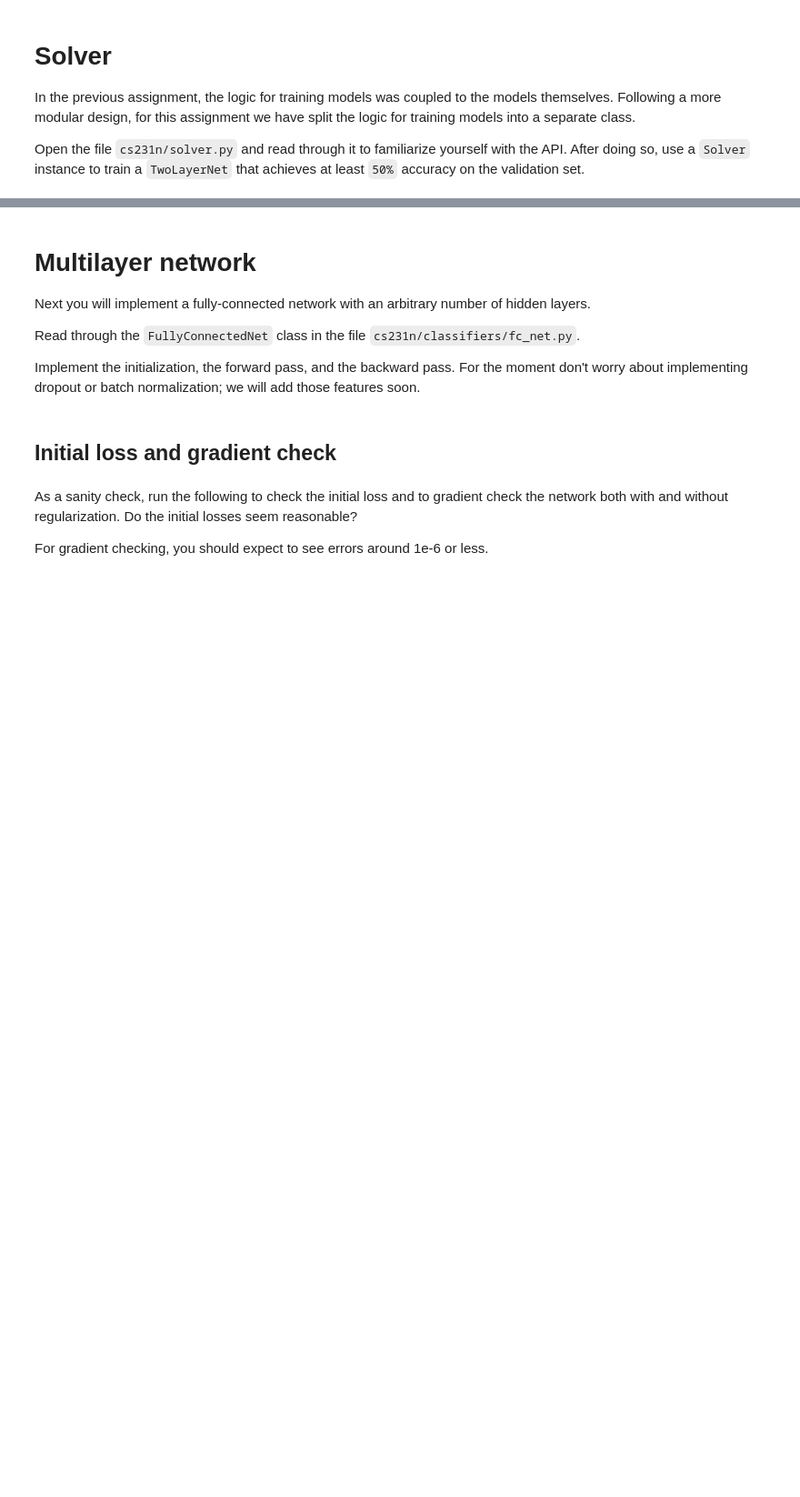
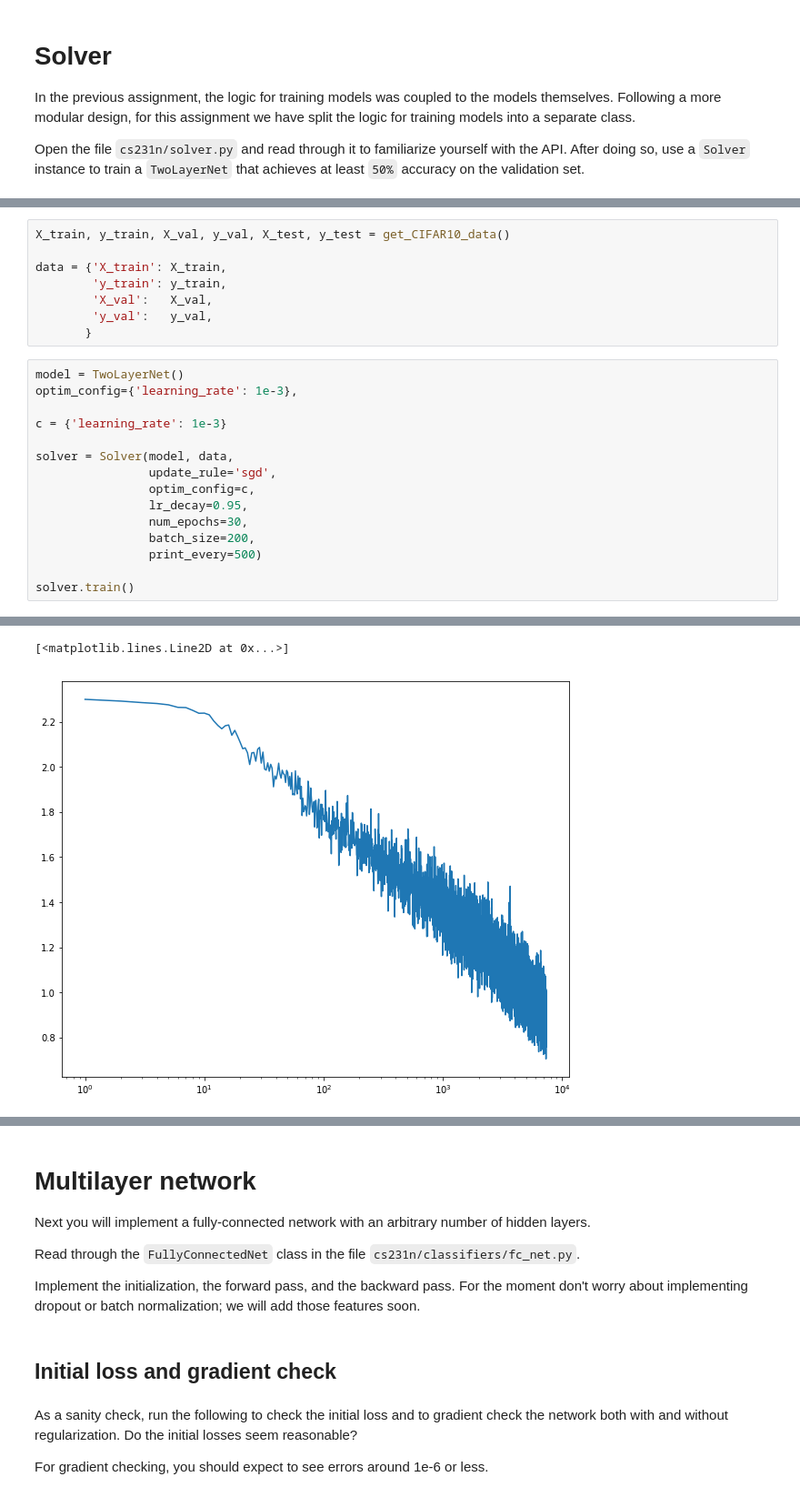
Before and after one commit to PhySci/cs231, a Jupyter notebook: assignment2/FullyConnectedNets.ipynb, the cells around one changed output, grey strips where cells are left out. Shown: that part at 91% size. Cells and saved outputs as stored; diff of their text form; blank space fills up the shorter version.

Commit message:
Assignment2: solvers and FC-Net

```diff
--- a/assignment2/FullyConnectedNets.ipynb
+++ b/assignment2/FullyConnectedNets.ipynb
@@ -293,0 +352,24 @@ plt.show()
+# %%
+X_train, y_train, X_val, y_val, X_test, y_test = get_CIFAR10_data()
+
+data = {'X_train': X_train,
+        'y_train': y_train,
+        'X_val':   X_val,
+        'y_val':   y_val,
+       }
+# %%
+model = TwoLayerNet()
+optim_config={'learning_rate': 1e-3},
+
+c = {'learning_rate': 1e-3}
+
+solver = Solver(model, data,
+                update_rule='sgd',
+                optim_config=c,
+                lr_decay=0.95,
+                num_epochs=30,
+                batch_size=200,
+                print_every=500)
+
+solver.train()
+# %% [output]
@@ -293,0 +393,2 @@ plt.show()
+[<matplotlib.lines.Line2D at 0x...>]
+[figure, added]
```
Also changed, not shown: parts of 16 cells of this notebook, 5 other files.
